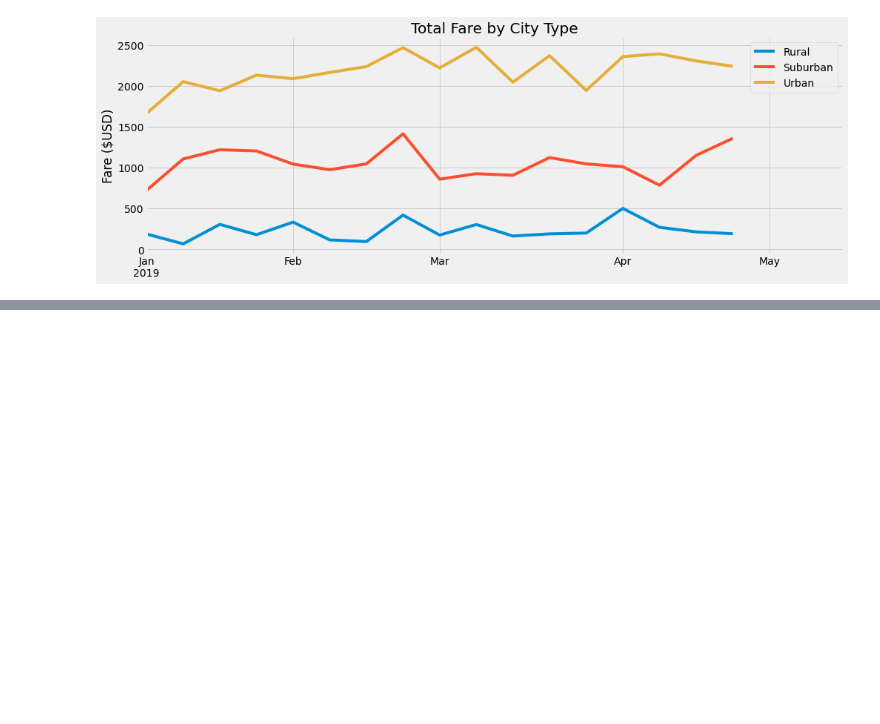
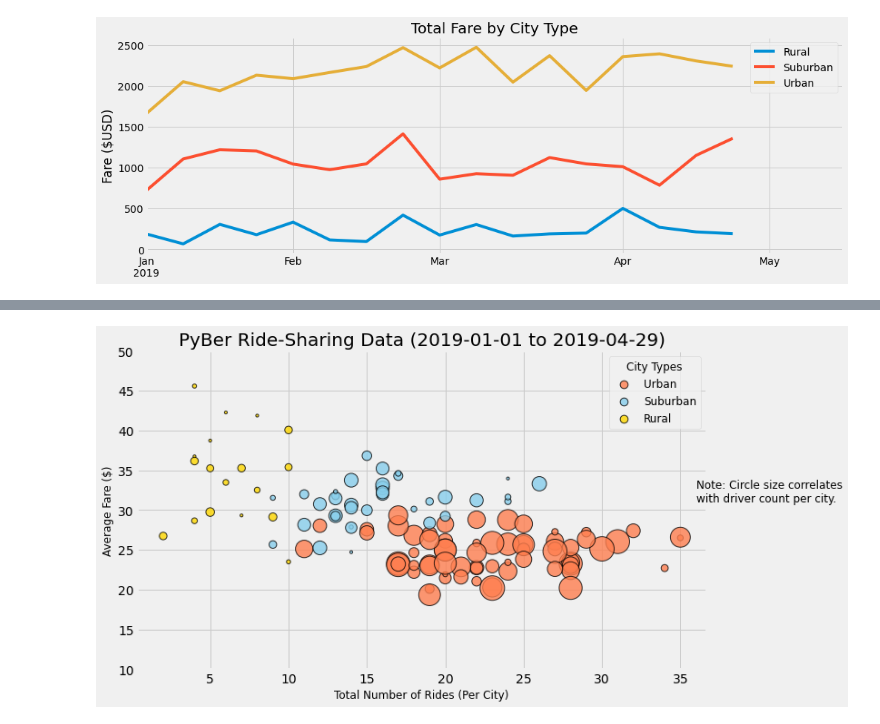
Before and after one commit to TPapiernik/Module_05_Challenge, a Jupyter notebook: PyBer_Challenge.ipynb, the cells around one changed output, grey strips where cells are left out. Cells and saved outputs as stored; diff of their text form; code cells hidden in the pictures; blank space fills up the shorter version.

Commit message:
Updated Analysis to Create Scatterplot. Updated README.md and added Fig3.png

```diff
--- a/PyBer_Challenge.ipynb
+++ b/PyBer_Challenge.ipynb
@@ -263,3 +263,21 @@ fig.legend(loc="upper right", title='')
 #plt.savefig("analysis/PyBer_fare_summary.png", bbox_inches="tight")
 # %% [output]
 [figure]
+# %%
+## EXTRA
+# Recreate the Bubble Plot from the Module Exercise:
+
+# Copy pyber_data_df for Date Range '2019-01-01':'2019-04-29'
+pyber_data_subset_df = pyber_data_df
+
+pyber_data_subset_df["date"] = pd.to_datetime(pyber_data_subset_df["date"])
+
+# Filter by start_date2 & end_date2
+
+start_date2 = "2019-01-01"
+end_date2 = "2019-04-29"
+
+pyber_data_subset_df = pyber_data_subset_df.loc[(pyber_data_subset_df["date"]>=start_date2) &
+                                                (pyber_data_subset_df["date"]<=end_date2)]
+
+pyber_data_subset_df.tail()
@@ -265,0 +291,78 @@ fig.legend(loc="upper right", title='')
+# %%
+# Create Data Series:
+# Urban Rides
+urban_driver_count = pyber_data_subset_df.loc[pyber_data_subset_df["type"]=="Urban"].groupby(["city"]).mean()["driver_count"]
+urban_ride_count = pyber_data_subset_df.loc[pyber_data_subset_df["type"]=="Urban"].groupby(["city"]).count()["ride_id"]
+urban_avg_fare = pyber_data_subset_df.loc[pyber_data_subset_df["type"]=="Urban"].groupby(["city"]).mean()["fare"]
+
+# Suburban Rides
+suburban_driver_count = pyber_data_subset_df.loc[pyber_data_subset_df["type"]=="Suburban"].groupby(["city"]).mean()["driver_count"]
+suburban_ride_count = pyber_data_subset_df.loc[pyber_data_subset_df["type"]=="Suburban"].groupby(["city"]).count()["ride_id"]
+suburban_avg_fare = pyber_data_subset_df.loc[pyber_data_subset_df["type"]=="Suburban"].groupby(["city"]).mean()["fare"]
+
+# Rural Rides
+rural_driver_count = pyber_data_subset_df.loc[pyber_data_subset_df["type"]=="Rural"].groupby(["city"]).mean()["driver_count"]
+rural_ride_count = pyber_data_subset_df.loc[pyber_data_subset_df["type"]=="Rural"].groupby(["city"]).count()["ride_id"]
+rural_avg_fare = pyber_data_subset_df.loc[pyber_data_subset_df["type"]=="Rural"].groupby(["city"]).mean()["fare"]
+
+# Create Plot
+fig, ax = plt.subplots(figsize=(10, 6))
+
+# Urban Rides Bubbles
+plt.scatter(urban_ride_count,
+           urban_avg_fare,
+           s=10*urban_driver_count,
+           c="coral",
+            edgecolor="black",
+            linewidths=1,
+            alpha=0.8,
+            label="Urban")
+
+# Suburban Rides Bubbles
+plt.scatter(suburban_ride_count,
+      suburban_avg_fare,
+      s=10*suburban_driver_count,
+      c="skyblue",
+      edgecolor="black",
+      linewidths=1,
+      alpha=0.8,
+      label="Suburban")
+
+# Rural Rides Bubbles
+plt.scatter(rural_ride_count,
+      rural_avg_fare,
+      s=10*rural_driver_count,
+      c="gold",
+      edgecolor="black",
+      linewidths=1,
+      alpha=0.8,
+      label="Rural")
+
+# Plot Formatting
+plt.title("PyBer Ride-Sharing Data (2019-01-01 to 2019-04-29)", fontsize=20)
+plt.ylabel("Average Fare ($)", fontsize=12)
+plt.xlabel("Total Number of Rides (Per City)", fontsize=12)
+plt.ylim(10,50)
+plt.grid(True)
+
+# Add the legend.
+lgnd = plt.legend(fontsize="12",
+                  mode="Expanded",
+                  scatterpoints=1,
+                  loc="best",
+                  title="City Types")
+lgnd.legendHandles[0]._sizes = [75]
+lgnd.legendHandles[1]._sizes = [75]
+lgnd.legendHandles[2]._sizes = [75]
+lgnd.get_title().set_fontsize(12)
+
+# Incorporate a text label about circle size.
+plt.text(36, 31, "Note: Circle size correlates\nwith driver count per city.", fontsize="12")
+
+# Show the plot
+#plt.show()
+
+# Save the figure.
+plt.savefig("analysis/Fig3.png", bbox_inches="tight")
+# %% [output]
+[figure, added]
```
Also changed, not shown: parts of 1 cell of this notebook, 2 other files.
